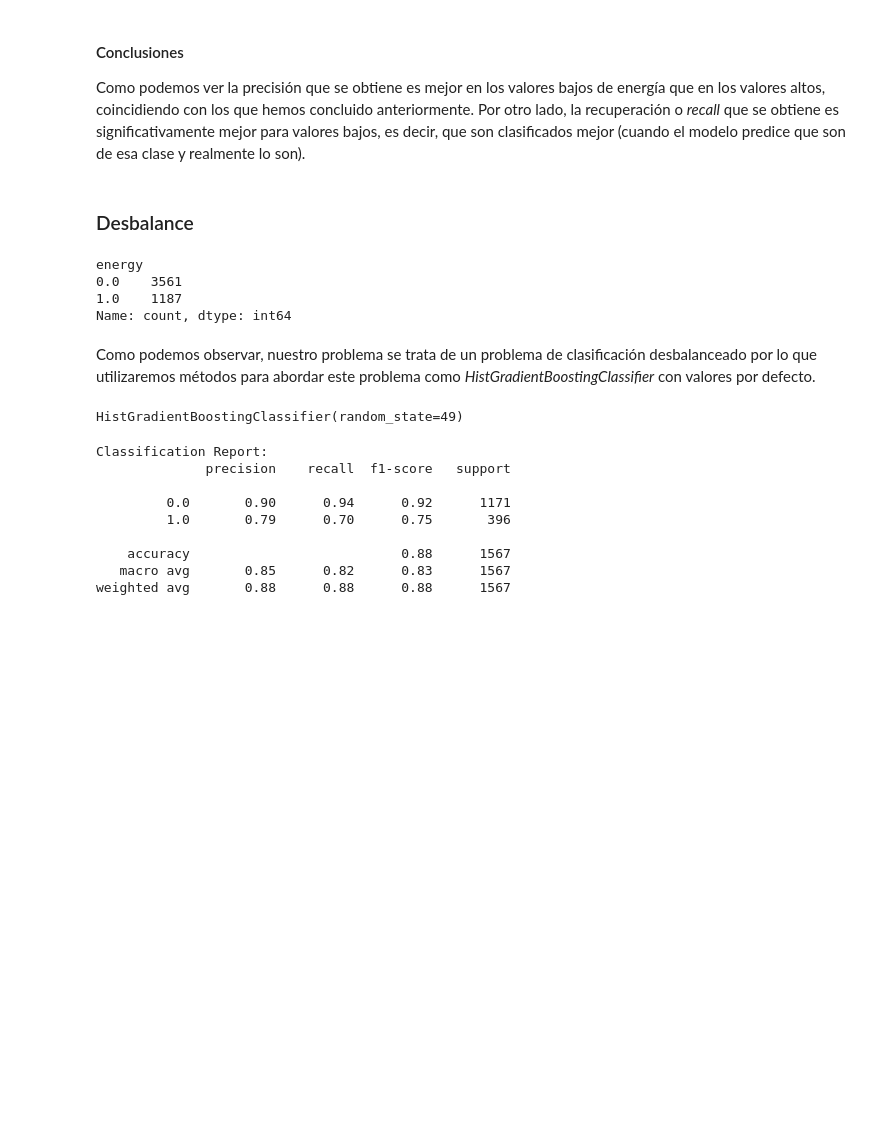
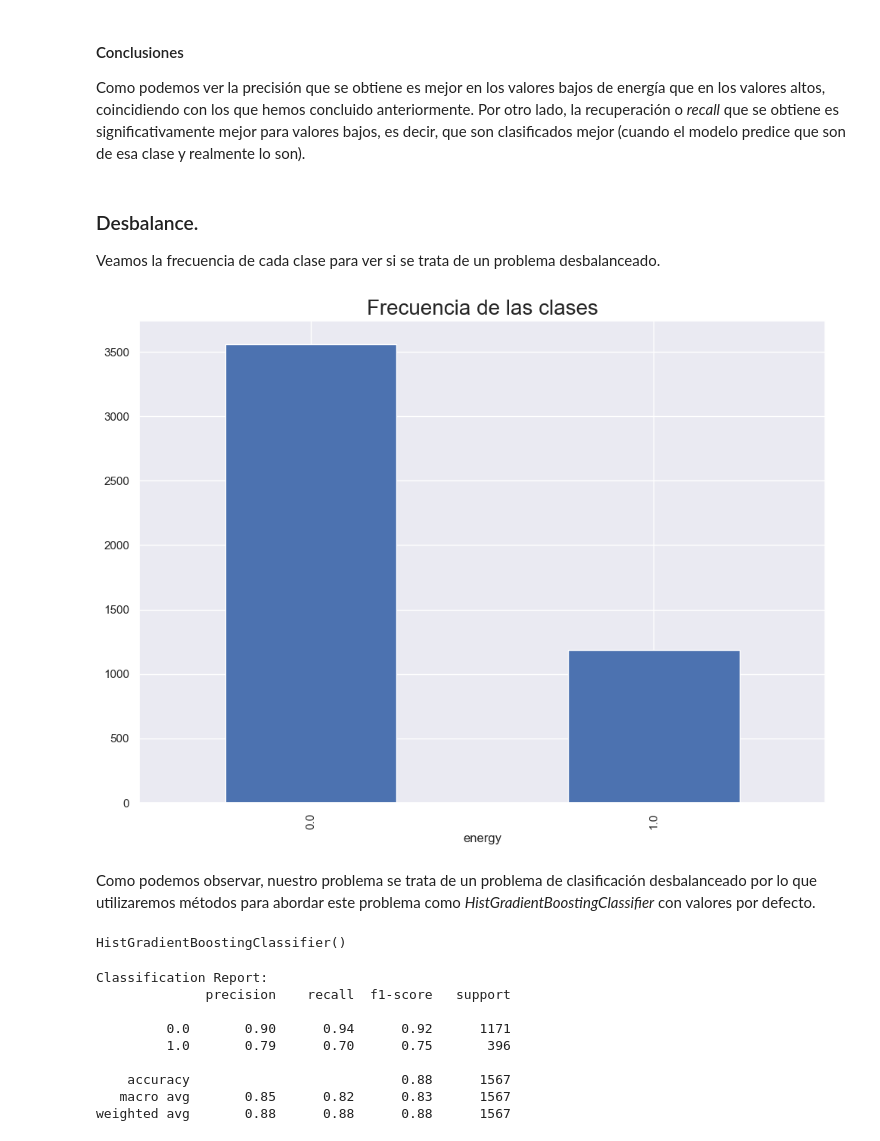
Before and after one commit to celiiaaa/Energy_Prediction_System, a Jupyter notebook: main.ipynb, the cells around one changed output. Saved outputs shown, nothing was run; the diff lists cells and outputs as text; code cells hidden in the pictures; blank space fills up the shorter version.

```diff
--- a/main.ipynb
+++ b/main.ipynb
@@ -1658,28 +1660,27 @@ Accuracy de test: 0.8755583918315252
 #### Conclusiones
 
 Como podemos ver la precisión que se obtiene es mejor en los valores bajos de energía que en los valores altos, coincidiendo con los que hemos concluido anteriormente. Por otro lado, la recuperación o *recall* que se obtiene es significativamente mejor para valores bajos, es decir, que son clasificados mejor (cuando el modelo predice que son de esa clase y realmente lo son).
-# %% [markdown]
-### Desbalance
-# %%
-df_clf['energy'].value_counts().sort_index()
-# %% [output]
-energy
-0.0    3561
-1.0    1187
-Name: count, dtype: int64
+# %% [markdown]
+### Desbalance.
+
+Veamos la frecuencia de cada clase para ver si se trata de un problema desbalanceado.
+# %%
+df_clf['energy'].value_counts().sort_index().plot(kind='bar')
+plt.title('Frecuencia de las clases', size=20)
+plt.show()
+# %% [output]
+[figure, added]
 # %% [markdown]
 Como podemos observar, nuestro problema se trata de un problema de clasificación desbalanceado por lo que utilizaremos métodos para abordar este problema como *HistGradientBoostingClassifier* con valores por defecto.
 # %%
 from sklearn.ensemble import HistGradientBoostingClassifier
 
-clf_gb = HistGradientBoostingClassifier(
-            random_state = 49
-         )
+clf_gb = HistGradientBoostingClassifier()
 
 np.random.seed(49)
 clf_gb.fit(X_train_clf, y_train_clf)
 # %% [output]
-HistGradientBoostingClassifier(random_state=49)
+HistGradientBoostingClassifier()
 # %%
 y_test_pred = clf_gb.predict(X_test_clf)
 result = metrics.classification_report(y_test_clf, y_test_pred)
```
Also changed, not shown: parts of 19 cells of this notebook.
